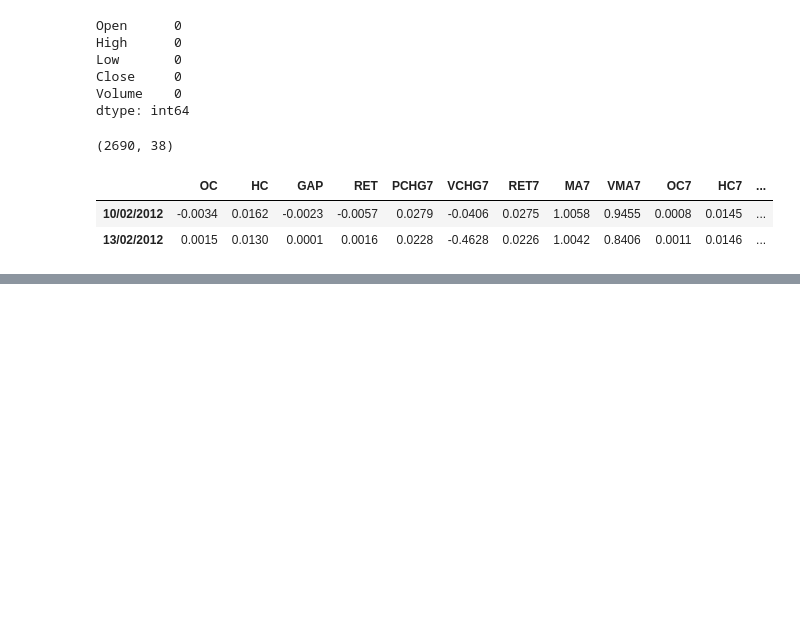
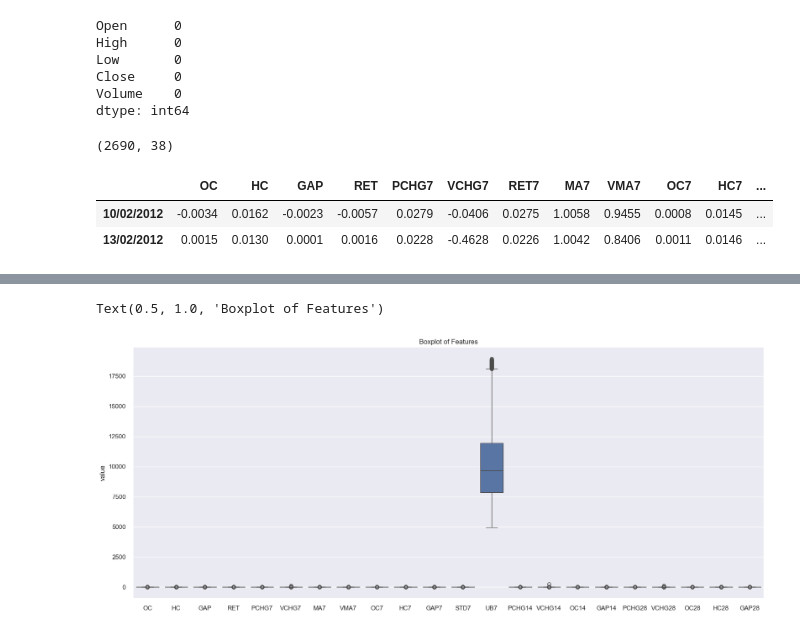
Before and after one commit to JoaoJungblut/QuantFinanceTraining, a Jupyter notebook: PythonLabs/pythonlab12.ipynb, the cells around one changed output, grey strips where cells are left out. Cells and saved outputs as stored; diff of their text form; code cells hidden in the pictures; blank space fills up the shorter version.

```diff
--- a/PythonLabs/pythonlab12.ipynb
+++ b/PythonLabs/pythonlab12.ipynb
@@ -104,0 +128,23 @@ df1.head(2)
+# %%
+def correlated_features(data, threshold=0.9):
+    col_corr = set()
+    corr_matrix = df1.corr()
+    for i in range(len(corr_matrix.columns)):
+        for j in range(i):
+            if abs(corr_matrix.iloc[i, j] > threshold):
+                colname = corr_matrix.columns[i]
+                col_corr.add(colname)
+
+    return col_corr
+# %%
+# Total correlated features
+drop_correlated_features = correlated_features(df1)
+
+# Drop the highly correlated features
+X = df1.drop(drop_correlated_features, axis=1)
+
+# Record feature names
+feature_names = X.columns
+
+# Display the new features set
+X
@@ -104,0 +178,8 @@ df1.head(2)
+# %%
+# Study the distribution
+sns.boxplot(x='variable', y='value', data=pd.melt(X))
+plt.xlabel(' ')
+plt.title('Boxplot of Features')
+# %% [output]
+Text(0.5, 1.0, 'Boxplot of Features')
+[figure, added]
```
Also changed, not shown: parts of 4 cells of this notebook.
